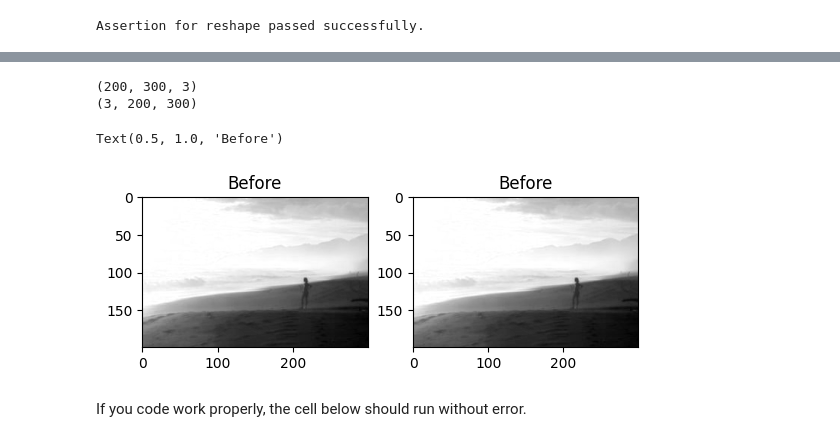
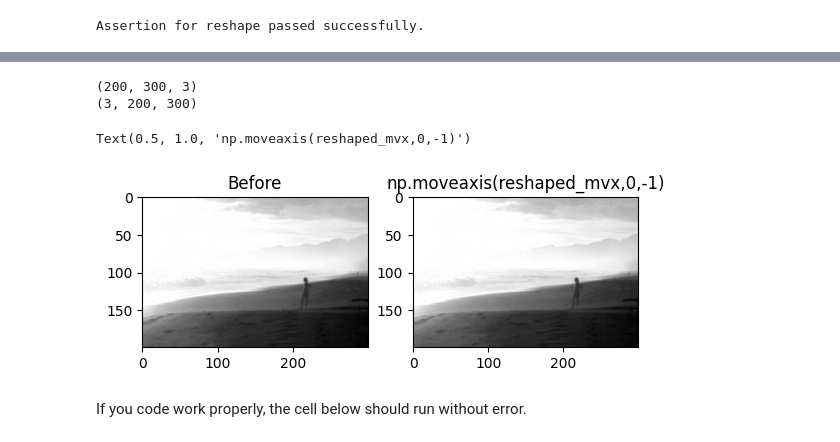
Before and after one commit to sitthatot/Lab-1.1-Image-Representation, a Jupyter notebook: Lab1_1.ipynb, the cells around one changed output, grey strips where cells are left out. Drawn from its saved outputs; the diff is of its cells as text; code cells hidden in the pictures.

```diff
--- a/Lab1_1.ipynb
+++ b/Lab1_1.ipynb
@@ -306,27 +306,27 @@ Before : (3265, 4898, 3) | After : (3, 3265, 4898)
 # %%
 ### START CODE HERE ###
 reshaped_mvx = np.moveaxis(mpl_img,0,-1)
 reshaped_mvx = np.moveaxis(reshaped_mvx,0,-1)
 print(mpl_img.shape)
 print(reshaped_mvx.shape)
 fig, axs = plt.subplots(1,2)
 
 # axs[0].imshow(mpl_img[:,:,0], cmap='gray')
 axs[0].imshow(mpl_img[:,:,0], cmap='gray')
 axs[0].set_title("Before")
 axs[1].imshow(reshaped_mvx[0,:,:], cmap='gray')
-axs[1].set_title("Before")
+axs[1].set_title("np.moveaxis(reshaped_mvx,0,-1)")
 
 
 
 
 
 ### END CODE HERE ###
 # %% [output]
 (200, 300, 3)
 (3, 200, 300)
-Text(0.5, 1.0, 'Before')
+Text(0.5, 1.0, 'np.moveaxis(reshaped_mvx,0,-1)')
-[figure, old version]
+[figure, new version]
 # %% [markdown]
 If you code work properly, the cell below should run without error.
 # %%
```
Also changed, not shown: parts of 3 cells of this notebook.
